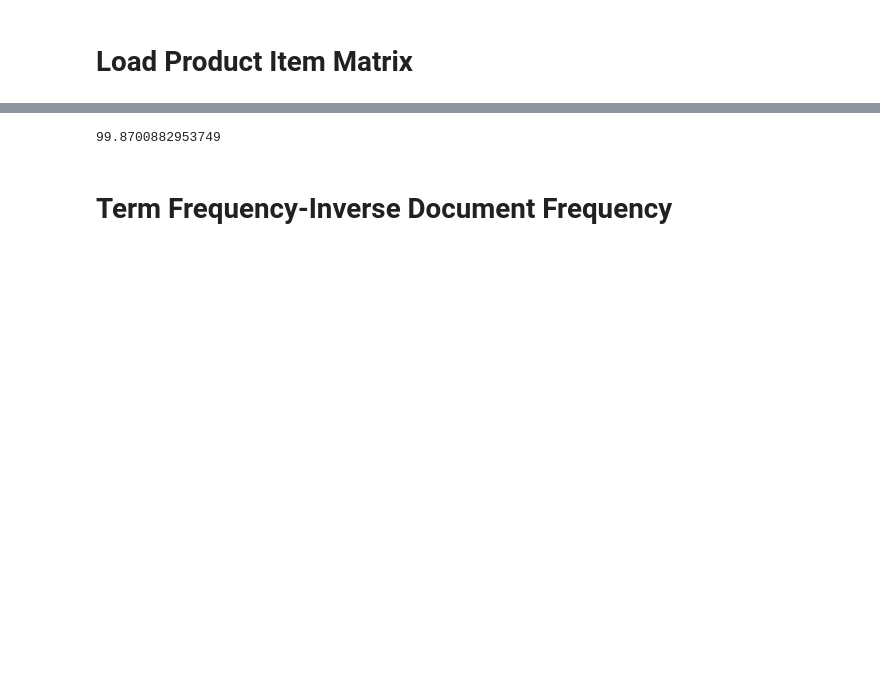
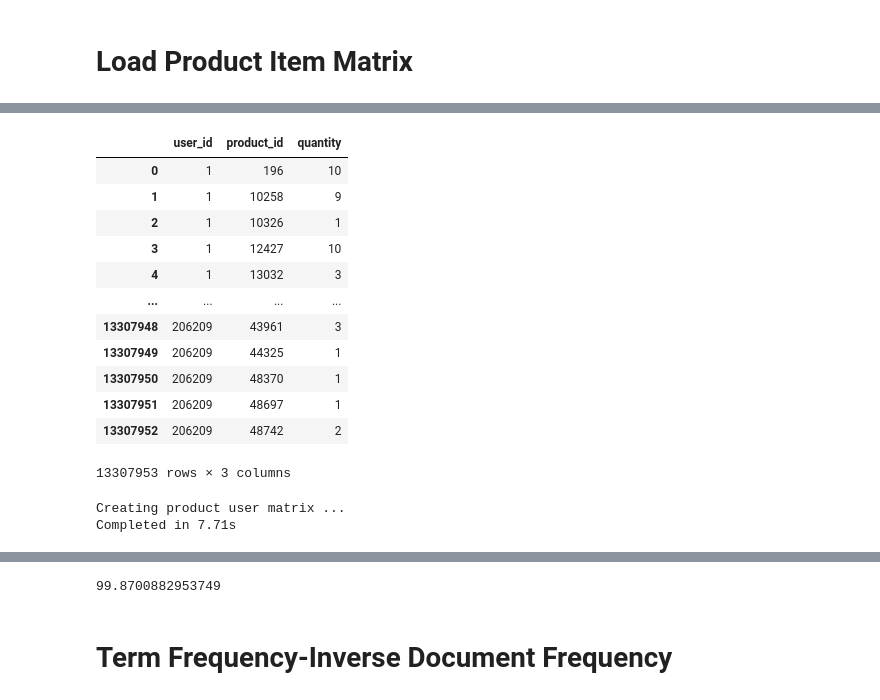
Before and after one commit to Akshaypartha92/marketBasket, a Jupyter notebook: src/model_recommendation.ipynb, the cells around one changed output, grey strips where cells are left out. Saved outputs shown, nothing was run; the diff lists cells and outputs as text; code cells hidden in the pictures; blank space fills up the shorter version.

```diff
--- a/src/model_recommendation.ipynb
+++ b/src/model_recommendation.ipynb
@@ -223,3 +353,51 @@ matrix_path = "../input/product_user_matrix.npz"
 if REBUILD_MATRIX or not Path(matrix_path).is_file():
     build_product_user_matrix(matrix_path, df_user_product_prior)
 product_user_matrix = sparse.load_npz(matrix_path).tocsr()
+# %%
+df_user_product_prior
+# %% [output]
+|  | user_id | product_id | quantity |
+| 0 | 1 | 196 | 10 |
+| 1 | 1 | 10258 | 9 |
+| 2 | 1 | 10326 | 1 |
+| 3 | 1 | 12427 | 10 |
+| 4 | 1 | 13032 | 3 |
+| ... | ... | ... | ... |
+| 13307948 | 206209 | 43961 | 3 |
+| 13307949 | 206209 | 44325 | 1 |
+| 13307950 | 206209 | 48370 | 1 |
+| 13307951 | 206209 | 48697 | 1 |
+| 13307952 | 206209 | 48742 | 2 |
+13307953 rows × 3 columns
+# %%
+def build_product_user_matrix1(matrix_path, df_user_product_prior):
+    """
+    Generates a utility matrix representing purchase history of users, and writes it to disk.
+    Rows and Columns represent products and users respectively.
+    """
+    start = time.time()
+    print("Creating product user matrix ...")
+
+
+
+    # Make the dataframe a sparse matrix
+    df_user_product_prior["user_id"] = df_user_product_prior["user_id"].astype("category")
+    df_user_product_prior["product_id"] = df_user_product_prior["product_id"].astype("category")
+    product_user_matrix = sparse.coo_matrix((df_user_product_prior["user_id"].cat.codes.copy(),
+                                            (df_user_product_prior["quantity"],
+                                             df_user_product_prior["product_id"].cat.codes.copy())))
+
+    sparse.save_npz(matrix_path, product_user_matrix)
+
+    print("Completed in {:.2f}s".format(time.time() - start))
+
+
+# Get the `product x user` matrix
+REBUILD_MATRIX = False
+matrix_path = "../input/product_user_matrix2.npz"
+if REBUILD_MATRIX or not Path(matrix_path).is_file():
+    build_product_user_matrix1(matrix_path, df_user_product_prior)
+product_user_matrix1 = sparse.load_npz(matrix_path).tocsr()
+# %% [output]
+Creating product user matrix ...
+Completed in 7.71s
```
Also changed, not shown: parts of 26 cells of this notebook, 11 other files.
